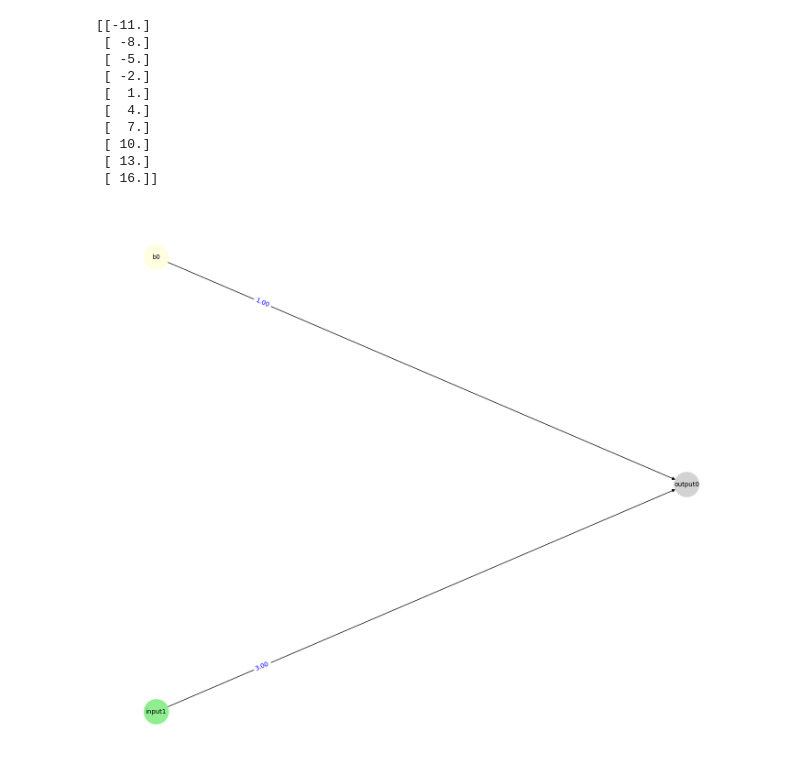
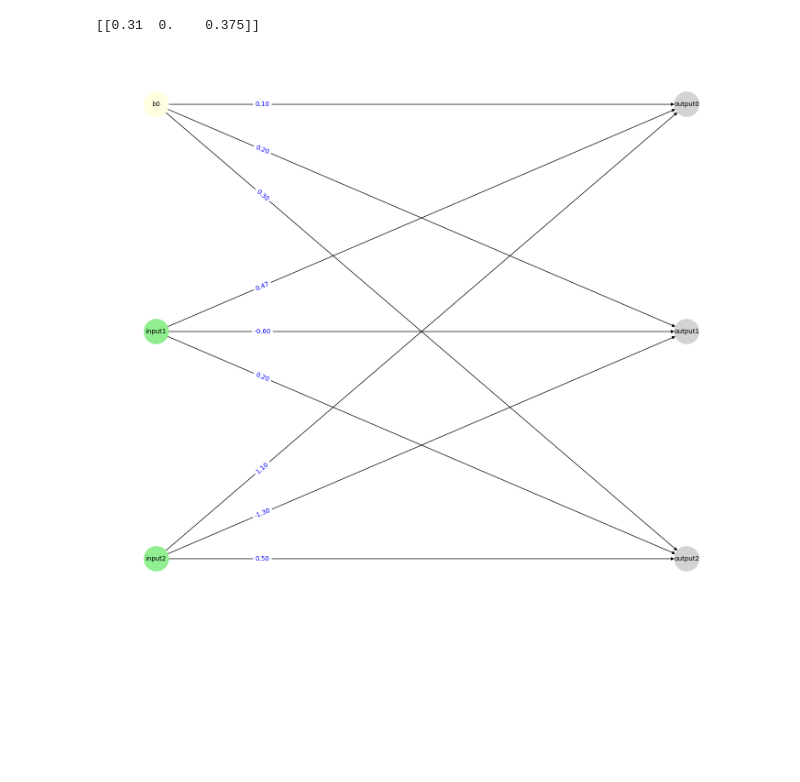
Before and after one commit to goodgirlwannabe/mobelejen, a Jupyter notebook: ffnn.ipynb, the cells around one changed output. Saved outputs shown, nothing was run; the diff lists cells and outputs as text; code cells hidden in the pictures; blank space fills up the shorter version.

Commit message:
fix visualization

```diff
--- a/ffnn.ipynb
+++ b/ffnn.ipynb
@@ -62,7 +62,7 @@ class FFNN:
     layer = model['layers']
     number_of_neurons = len(weights[0][0])
     layers = 0
-    biasCount = 0
+    bias_count = 0
     color_map = []
 
 
@@ -100,10 +100,10 @@ class FFNN:
                 for k in range(len(weights[i][j])):
                     if j == 0:
                         if i == len(weights)-1:
-                            G.add_edge(f'b{biasCount}', f'output{k}', weight=weights[i][j][k])
+                            G.add_edge(f'b{bias_count}', f'output{k}', weight=weights[i][j][k])
 
                         else:
-                            G.add_edge(f'b{biasCount}', f'h{i+1}{k+1}', weight=weights[i][j][k])
+                            G.add_edge(f'b{bias_count}', f'h{i+1}{k+1}', weight=weights[i][j][k])
                     else:
                         if i == 0:
                             G.add_edge(f'input{j}', f'h{i+1}{k+1}', weight=weights[i][j][k])
@@ -111,20 +111,19 @@ class FFNN:
                             G.add_edge(f'h{i}{j}', f'output{k}', weight=weights[i][j][k])
                         else:
                             G.add_edge(f'h{i}{j}', f'h{i+1}{k+1}', weight=weights[i][j][k])
-            biasCount += 1
+            bias_count += 1
 
     pos = nx.multipartite_layout(G, subset_key="layer")
 
     plt.figure(figsize=(14, 12))
+    edge_attribute = {(i, j): f'{G[i][j]["weight"]:.2f}' for i, j in G.edges()}
     nx.draw(G, pos, with_labels=True, node_size=1500, node_color=color_map, font_size=10, edge_color='black', linewidths=1, arrows=True)
-
-    edge_attribute = {(i, j): f'{G[i][j]["weight"]:.2f}' for i, j in G.edges()}
     nx.draw_networkx_edge_labels(G, pos, edge_labels=edge_attribute, font_color='blue', label_pos=0.8)
     plt.savefig('visualization.png')
     plt.show()
 # %%
 # read json using model
-json_file = "linear.json"
+json_file = "relu.json"
 with open (json_file, "r") as file:
     data = js.load(file)
 
@@ -150,41 +149,32 @@ ffnn = FFNN(np.array(input), [], layers, weights)
 for i in range (len(layers["layers"])):
   layer = layers["layers"][i]
   weight = weights[i]
   new_layer = Layer(layer["number_of_neurons"], layer["activation_function"], np.array(weight[1:]), np.array(weight[0]))
   ffnn.new_layer(new_layer)
 
 
 ffnn.forward()
 
 new_data = {
     "case": {
         "model":
           layers
         ,
         "weights": weights
     }
 }
 # write the layers and weights in the json file
 with open("save.json", "w") as file:
   js.dump(new_data, file, indent=4)
 
 
 
 print(ffnn.output)
 
 
 
 
 ffnn.create_visualization()
 # %% [output]
-[[-11.]
- [ -8.]
- [ -5.]
- [ -2.]
- [  1.]
- [  4.]
- [  7.]
- [ 10.]
- [ 13.]
- [ 16.]]
+[[0.31  0.    0.375]]
-[figure, old version]
+[figure, new version]
```
